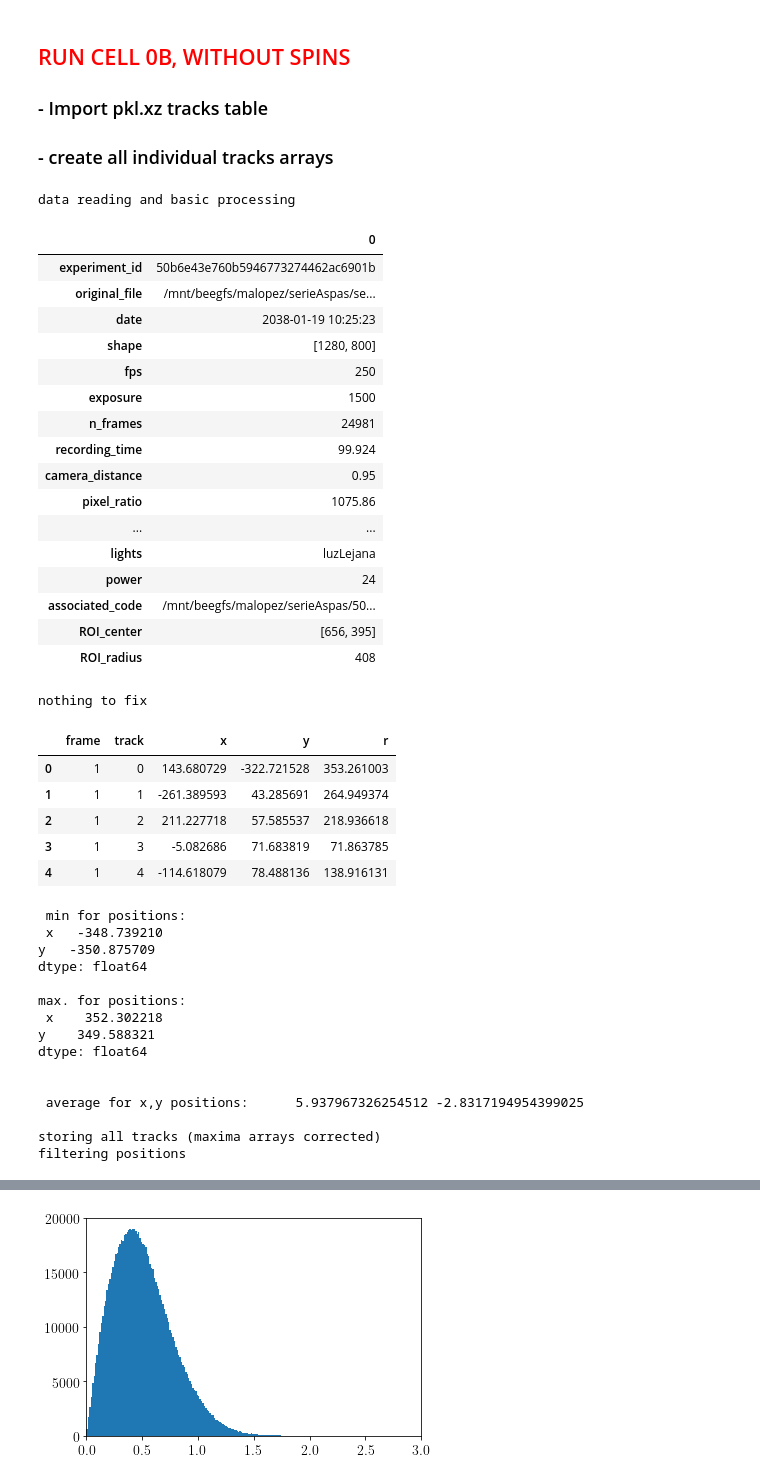
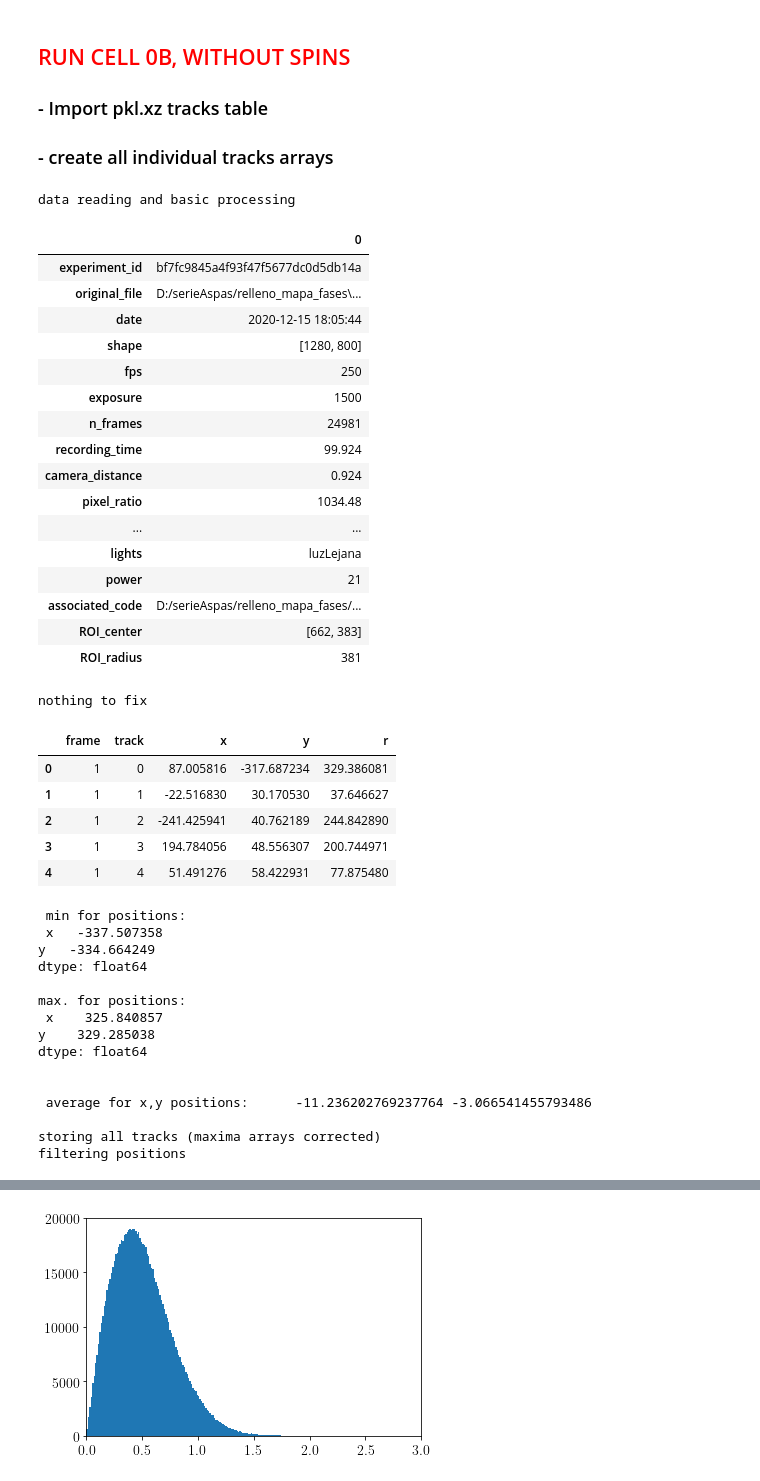
Before and after one commit to fvegar/brownian, a Jupyter notebook: chiral_tracks.ipynb, the cells around one changed output, grey strips where cells are left out. Drawn from its saved outputs; the diff is of its cells as text; code cells hidden in the pictures.

```diff
--- a/chiral_tracks.ipynb
+++ b/chiral_tracks.ipynb
@@ -521,7 +529,7 @@ for i in range(Ntracks):
 
     ## velocities
     ln = len(tracks[i])
-    tracks[itr] = tracks[i].drop([ln-1-i for i in range(ln%3)]) # table has to be multiple of step (here, 3)
+    tracks[i] = tracks[i].drop([ln-1-i for i in range(ln%3)]) # table has to be multiple of step (here, 3)
     ln = len(tracks[i])
     ddx = np.empty(ln-3) # drop step (3) last elements, which will not have velocity
     ddy = np.empty(ln-3) # drop step (3) last elements, which will not have velocity
@@ -566,7 +574,7 @@ if np.any(datos.theta.values < 0):  # fix negative angles if there is any
 # redefine angle after flip to rad
 #datos.loc[:,'theta'] = nblades + 1 - datos.loc[:,'theta']
 datos.loc[:,'w'] = -datos.loc[:,'w']
-del datos['maxt'] # remove original clumpsy angles list structure
+#del datos['maxt'] # remove original clumpsy angles list structure
 
 pdisplay(datos.head())
 
@@ -788,8 +780,8 @@ archivo.close()
 # %%
 # COMPLETE SET OF READING INSTRUCTIONS
 
-series_directory = 'packing_fraction_045' # series directory.
-hash_prefix = '50b6e43e760b5946773274462ac6901b' # experiment hash ID
+series_directory = 'packing_fraction_055' # series directory.
+hash_prefix = 'bf7fc9845a4f93f47f5677dc0d5db14a' # experiment hash ID
 
 print('data reading and basic processing\n')
 
@@ -846,59 +838,59 @@ for i in range(Ntracks):
     adx = tracks[i].vx[1:].values - tracks[i].vx[:-1].values
     ady = tracks[i].vy[1:].values - tracks[i].vy[:-1].values
     tracks[i] = tracks[i].drop(len(tracks[i])-1)
     tracks[i]['ax'] = adx
     tracks[i]['ay'] = ady
 
     tracks[i] = tracks[i][['frame', 'track', 'x', 'y', 'r', 'vx', 'vy', 'ax', 'ay']] # no spin
 
 
 ### REBUILD DATA TABLE
 datos_ns = tracks[0] # this is necessary because we derive v's and ws from tracks
 
 for i in range(1,Ntracks):
     datos_ns = datos_ns.append(tracks[i])
 datos_ns = datos_ns.reset_index(drop=True)
 ### end rebuild data table
 
 datos_ns = datos_ns[['frame', 'track', 'x', 'y', 'r', 'vx', 'vy', 'ax','ay']]
 # %% [output]
 data reading and basic processing
 |  | 0 |
-| experiment_id | 50b6e43e760b5946773274462ac6901b |
-| original_file | /mnt/beegfs/malopez/serieAspas/se... |
-| date | 2038-01-19 10:25:23 |
+| experiment_id | bf7fc9845a4f93f47f5677dc0d5db14a |
+| original_file | D:/serieAspas/relleno_mapa_fases\... |
+| date | 2020-12-15 18:05:44 |
 | shape | [1280, 800] |
 | fps | 250 |
 | exposure | 1500 |
 | n_frames | 24981 |
 | recording_time | 99.924 |
-| camera_distance | 0.95 |
-| pixel_ratio | 1075.86 |
+| camera_distance | 0.924 |
+| pixel_ratio | 1034.48 |
 | ... | ... |
 | lights | luzLejana |
-| power | 24 |
-| associated_code | /mnt/beegfs/malopez/serieAspas/50... |
-| ROI_center | [656, 395] |
-| ROI_radius | 408 |
+| power | 21 |
+| associated_code | D:/serieAspas/relleno_mapa_fases/... |
+| ROI_center | [662, 383] |
+| ROI_radius | 381 |
 nothing to fix
 |  | frame | track | x | y | r |
-| 0 | 1 | 0 | 143.680729 | -322.721528 | 353.261003 |
-| 1 | 1 | 1 | -261.389593 | 43.285691 | 264.949374 |
-| 2 | 1 | 2 | 211.227718 | 57.585537 | 218.936618 |
-| 3 | 1 | 3 | -5.082686 | 71.683819 | 71.863785 |
-| 4 | 1 | 4 | -114.618079 | 78.488136 | 138.916131 |
+| 0 | 1 | 0 | 87.005816 | -317.687234 | 329.386081 |
+| 1 | 1 | 1 | -22.516830 | 30.170530 | 37.646627 |
+| 2 | 1 | 2 | -241.425941 | 40.762189 | 244.842890 |
+| 3 | 1 | 3 | 194.784056 | 48.556307 | 200.744971 |
+| 4 | 1 | 4 | 51.491276 | 58.422931 | 77.875480 |
  min for positions:
- x   -348.739210
-y   -350.875709
+ x   -337.507358
+y   -334.664249
 dtype: float64
 
 max. for positions:
- x    352.302218
-y    349.588321
+ x    325.840857
+y    329.285038
 dtype: float64
 
 
- average for x,y positions:      5.937967326254512 -2.8317194954399025
+ average for x,y positions:      -11.236202769237764 -3.066541455793486
 
 storing all tracks (maxima arrays corrected)
 filtering positions
```
Also changed, not shown: parts of 17 cells of this notebook.
